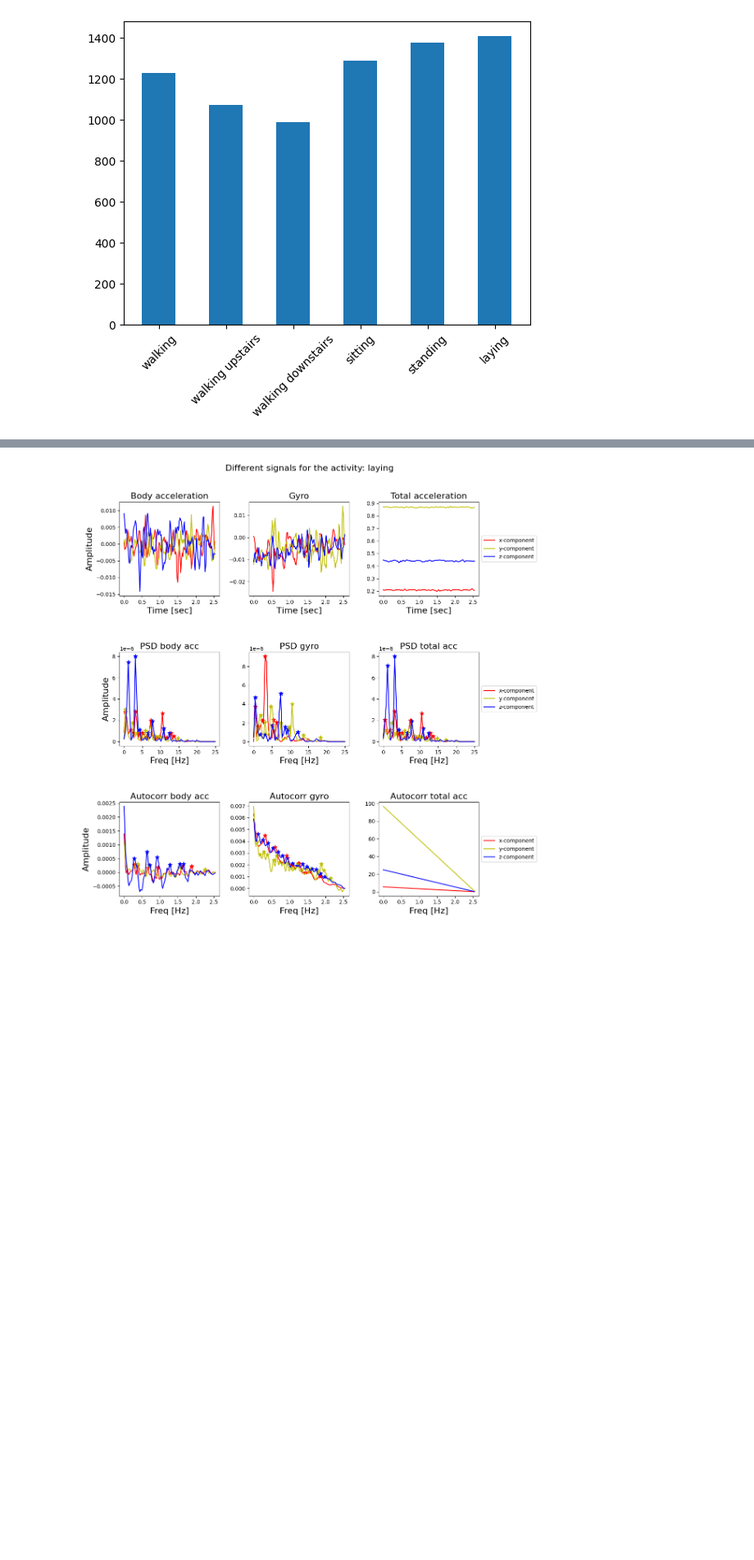
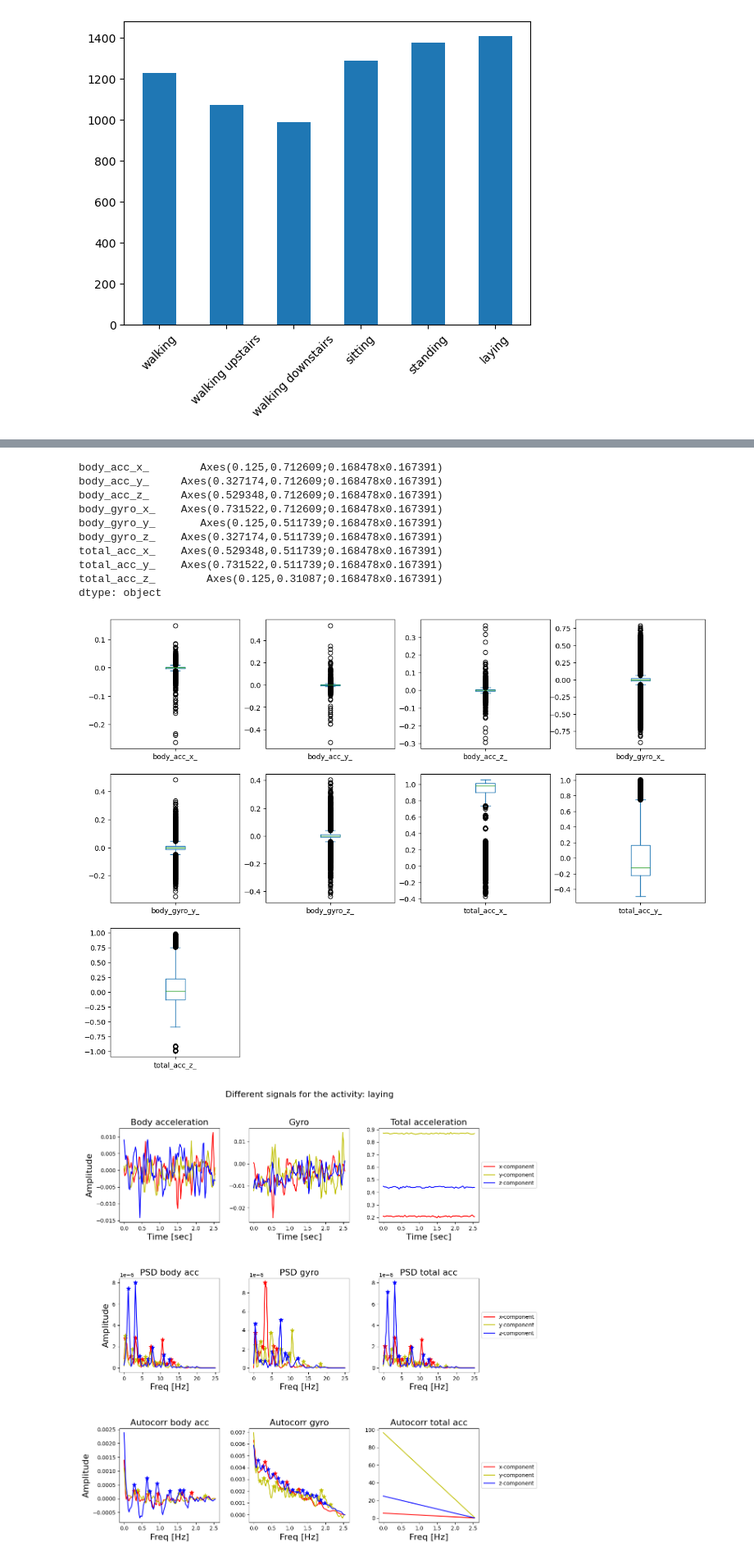
Before and after one commit to Diego-Astaburuaga/Tarea-2-IML, a Jupyter notebook: Entregable_Tarea_2.ipynb, the cells around one changed output, grey strips where cells are left out. Shown at 82% size. Saved outputs shown, nothing was run; the diff lists cells and outputs as text; code cells hidden in the pictures; blank space fills up the shorter version.

```diff
--- a/Entregable_Tarea_2.ipynb
+++ b/Entregable_Tarea_2.ipynb
@@ -1080,3 +1164,17 @@ laying 1407
+# %%
+bix_train.plot(kind="box",subplots=True,layout=(4,4),figsize=(15,15))
+# %% [output]
+body_acc_x_        Axes(0.125,0.712609;0.168478x0.167391)
+body_acc_y_     Axes(0.327174,0.712609;0.168478x0.167391)
+body_acc_z_     Axes(0.529348,0.712609;0.168478x0.167391)
+body_gyro_x_    Axes(0.731522,0.712609;0.168478x0.167391)
+body_gyro_y_       Axes(0.125,0.511739;0.168478x0.167391)
+body_gyro_z_    Axes(0.327174,0.511739;0.168478x0.167391)
+total_acc_x_    Axes(0.529348,0.511739;0.168478x0.167391)
+total_acc_y_    Axes(0.731522,0.511739;0.168478x0.167391)
+total_acc_z_        Axes(0.125,0.31087;0.168478x0.167391)
+dtype: object
+[figure, added]
 # %%
 N = 128
 f_s = 50
```
Also changed, not shown: parts of 7 cells of this notebook.
